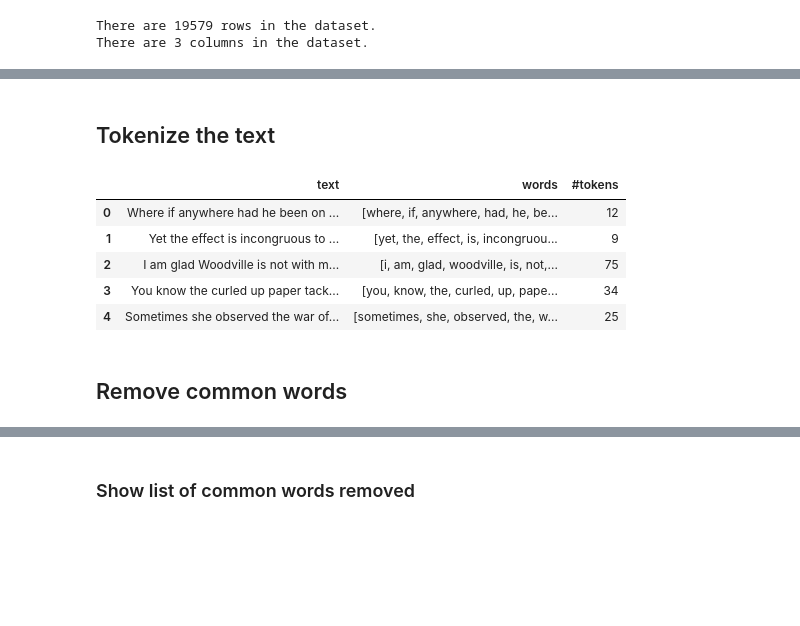
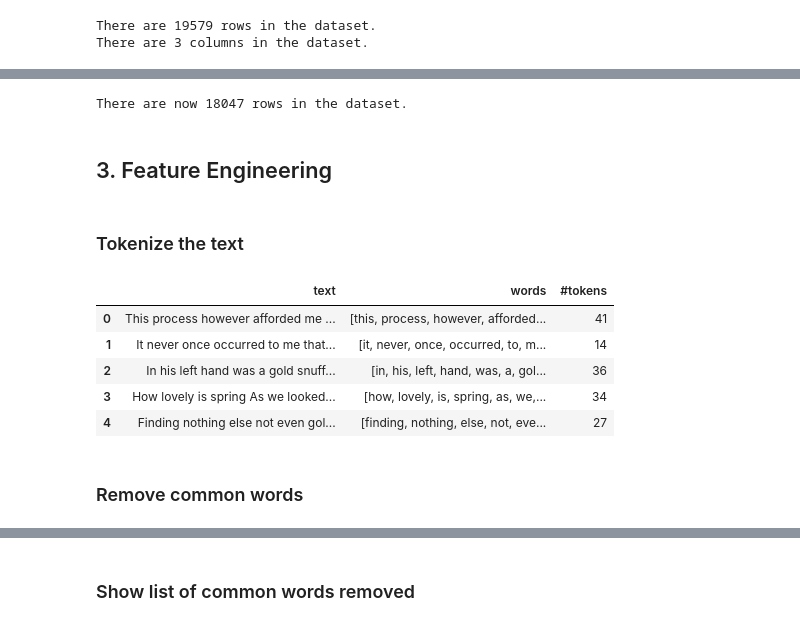
Before and after one commit to hackerguy/SpookyAuthorIdentification, a Jupyter notebook: SpookyAuthorIdentificationNLU.ipynb, the cells around one changed output, grey strips where cells are left out. Drawn from its saved outputs; the diff is of its cells as text; code cells hidden in the pictures; blank space fills up the shorter version.

```diff
--- a/SpookyAuthorIdentificationNLU.ipynb
+++ b/SpookyAuthorIdentificationNLU.ipynb
@@ -132,7 +132,7 @@ The combined dataset contains 19543 rows.
 # %%
 from pyspark.ml.feature import SQLTransformer
 removePunctuationTrans = SQLTransformer(
-    statement="""SELECT *, TRANSLATE(text,',.;?\''"+','') AS textNoPunct FROM __THIS__""")
-dataUnion = removePunctuationTrans.transform(dataUnion)
-dataUnion.toPandas().head()
+    statement="""SELECT *, TRANSLATE(text,',.;?\''"+','') AS textNoPunctuation FROM __THIS__""")
+data = removePunctuationTrans.transform(data)
+data.select('id', 'text', 'textNoPunctuation').toPandas().head()
 # %% [output]
@@ -145,5 +145,5 @@ dataUnion.toPandas().head()
 # %%
-dataUnion = dataUnion.drop('text').withColumnRenamed('textNoPunct', 'text')
-dataUnion.toPandas().head()
+data = data.drop('text').withColumnRenamed('textNoPunctuation', 'text')
+data.toPandas().head()
 # %% [output]
 |  | id | author | text |
@@ -158,7 +158,7 @@ dataUnion.toPandas().head()
 from pyspark.ml.feature import SQLTransformer
 authorTrans = SQLTransformer(
     statement="SELECT * FROM __THIS__ WHERE author='EAP' OR author='HPL' OR author='MWS'")
-dataUnion = authorTrans.transform(dataUnion)
-dataUnion.toPandas().head()
+data = authorTrans.transform(data)
+data.toPandas().head()
 # %% [output]
 |  | id | author | text |
@@ -170,26 +170,32 @@ dataUnion.toPandas().head()
+# %%
+print("There are now {} rows in the dataset.".format(str(data.count())))
+# %% [output]
+There are now 18047 rows in the dataset.
+# %% [markdown]
+## 3. Feature Engineering
 # %% [markdown]
-## Tokenize the text
+### Tokenize the text
 # %%
 from pyspark.ml.feature import Tokenizer
 from pyspark.sql.functions import col, udf
 from pyspark.sql.types import IntegerType
 
 tokenizer = Tokenizer(inputCol="text", outputCol="words")
 
 countTokens = udf(lambda words: len(words), IntegerType())
 
-tokenized = tokenizer.transform(dataUnion)
+tokenized = tokenizer.transform(data)
 (tokenized.select("text", "words")
     .withColumn("#tokens", countTokens(col("words"))).toPandas().head())
 # %% [output]
 |  | text | words | #tokens |
-| 0 | Where if anywhere had he been on ... | [where, if, anywhere, had, he, be... | 12 |
-| 1 | Yet the effect is incongruous to ... | [yet, the, effect, is, incongruou... | 9 |
-| 2 | I am glad Woodville is not with m... | [i, am, glad, woodville, is, not,... | 75 |
-| 3 | You know the curled up paper tack... | [you, know, the, curled, up, pape... | 34 |
-| 4 | Sometimes she observed the war of... | [sometimes, she, observed, the, w... | 25 |
+| 0 | This process however afforded me ... | [this, process, however, afforded... | 41 |
+| 1 | It never once occurred to me that... | [it, never, once, occurred, to, m... | 14 |
+| 2 | In his left hand was a gold snuff... | [in, his, left, hand, was, a, gol... | 36 |
+| 3 | How lovely is spring As we looked... | [how, lovely, is, spring, as, we,... | 34 |
+| 4 | Finding nothing else not even gol... | [finding, nothing, else, not, eve... | 27 |
 # %% [markdown]
-## Remove common words
+### Remove common words
 # %%
 from pyspark.ml.feature import StopWordsRemover
 
```
Also changed, not shown: parts of 77 cells of this notebook.
